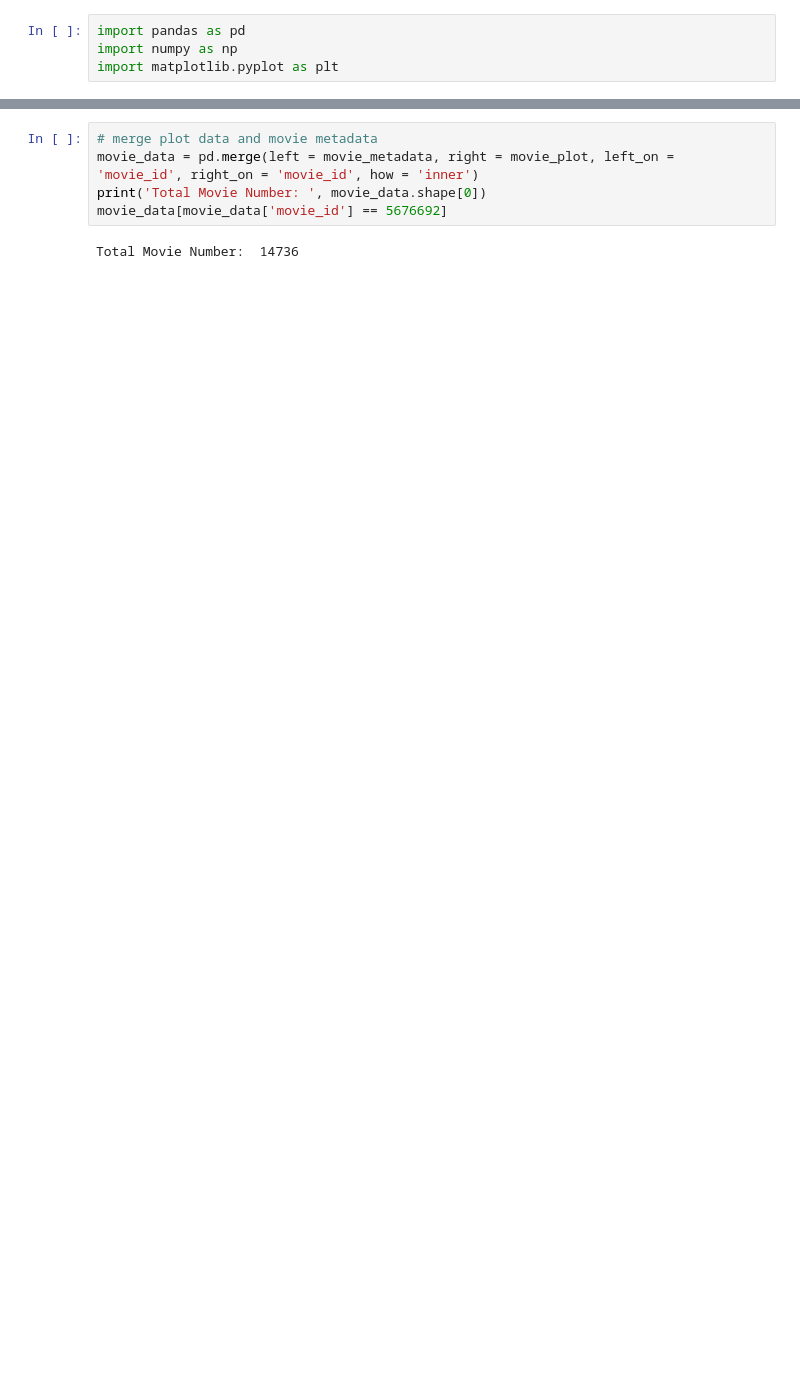
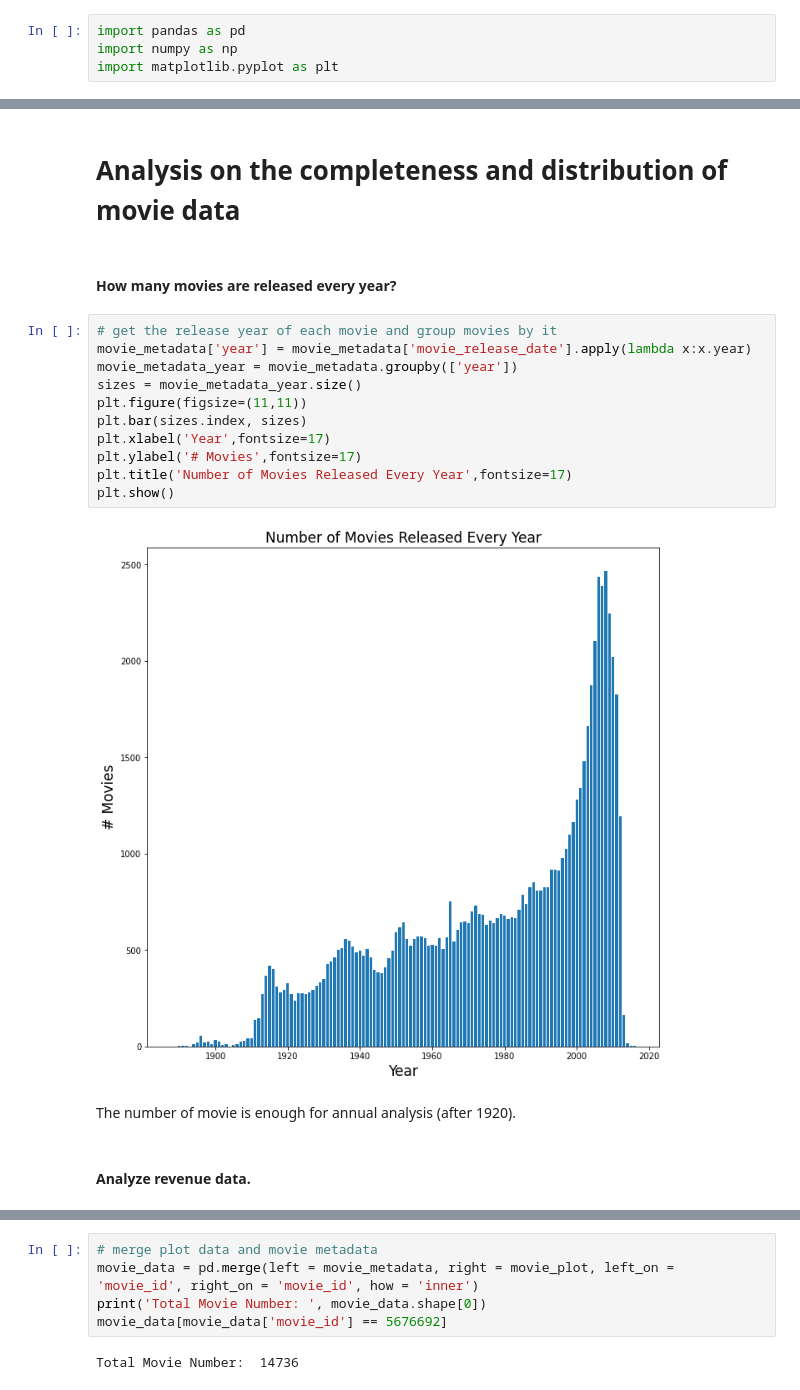
Before and after one commit to epfl-ada/ada-2022-project-superplainteamname2022, a Jupyter notebook: milestone2-xyt.ipynb, the cells around one changed output, grey strips where cells are left out. Cells and saved outputs as stored; diff of their text form; blank space fills up the shorter version.

```diff
--- a/milestone2-xyt.ipynb
+++ b/milestone2-xyt.ipynb
@@ -153,0 +197,21 @@ movie_plot[movie_plot['movie_id'] == 5676692]
+# %% [markdown]
+# Analysis on the completeness and distribution of movie data
+# %% [markdown]
+#### How many movies are released every year?
+# %%
+# get the release year of each movie and group movies by it
+movie_metadata['year'] = movie_metadata['movie_release_date'].apply(lambda x:x.year)
+movie_metadata_year = movie_metadata.groupby(['year'])
+sizes = movie_metadata_year.size()
+plt.figure(figsize=(11,11))
+plt.bar(sizes.index, sizes)
+plt.xlabel('Year',fontsize=17)
+plt.ylabel('# Movies',fontsize=17)
+plt.title('Number of Movies Released Every Year',fontsize=17)
+plt.show()
+# %% [output]
+[figure, added]
+# %% [markdown]
+The number of movie is enough for annual analysis (after 1920).
+# %% [markdown]
+#### Analyze revenue data.
```
Also changed, not shown: parts of 86 cells of this notebook.
